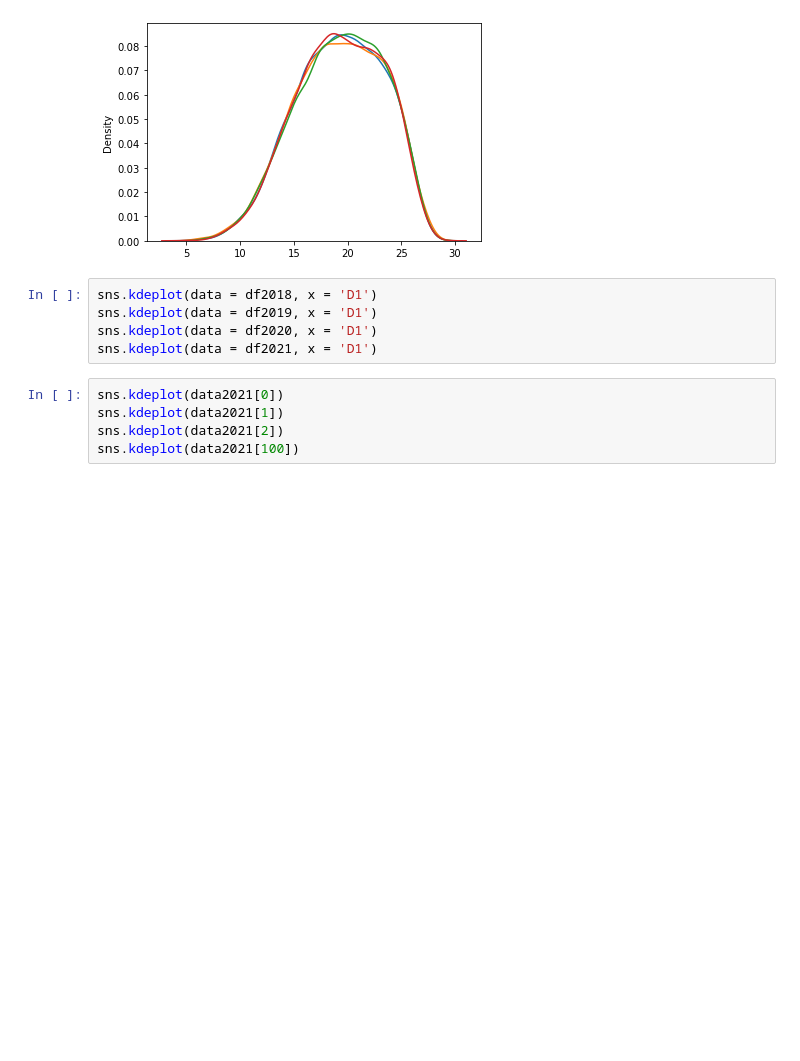
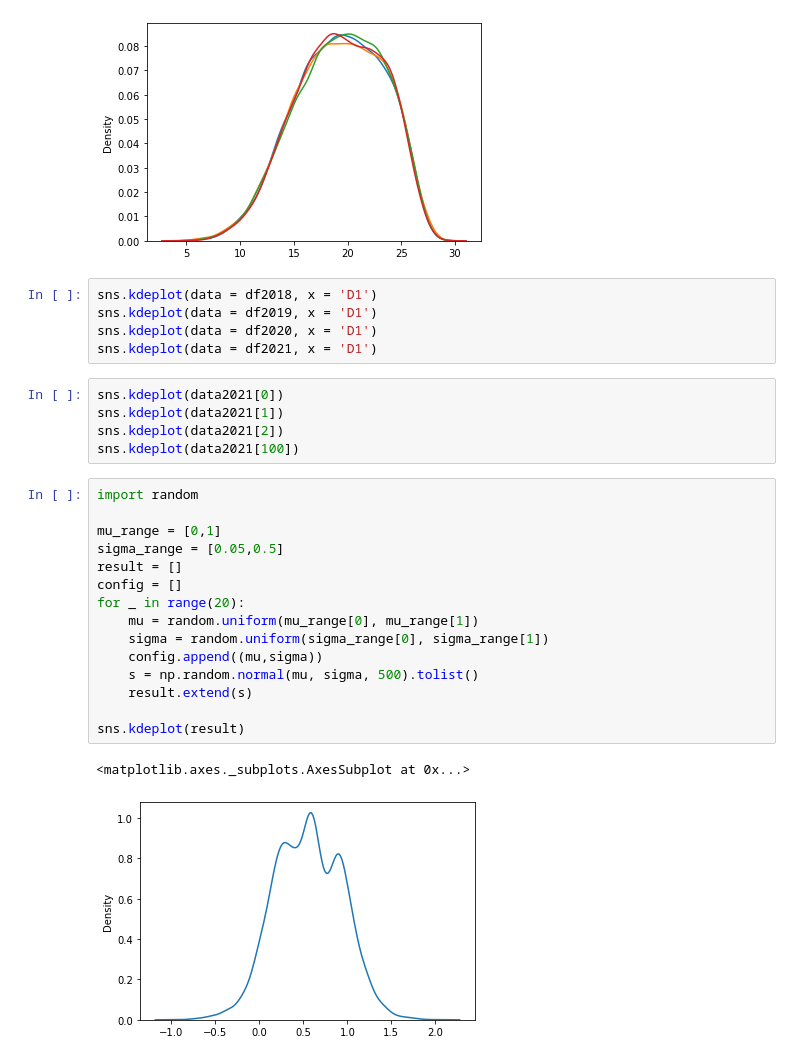
Before and after one commit to hungpham13/Distributed-data-discretization, a Jupyter notebook: Data-preparation.ipynb, the cells around one changed output. Saved outputs shown, nothing was run; the diff lists cells and outputs as text; blank space fills up the shorter version.

```diff
--- a/Data-preparation.ipynb
+++ b/Data-preparation.ipynb
@@ -138,3 +140,21 @@ sns.kdeplot(data2021[0])
 sns.kdeplot(data2021[1])
 sns.kdeplot(data2021[2])
 sns.kdeplot(data2021[100])
+# %%
+import random
+
+mu_range = [0,1]
+sigma_range = [0.05,0.5]
+result = []
+config = []
+for _ in range(20):
+    mu = random.uniform(mu_range[0], mu_range[1])
+    sigma = random.uniform(sigma_range[0], sigma_range[1])
+    config.append((mu,sigma))
+    s = np.random.normal(mu, sigma, 500).tolist()
+    result.extend(s)
+
+sns.kdeplot(result)
+# %% [output]
+<matplotlib.axes._subplots.AxesSubplot at 0x...>
+[figure, added]
```
Also changed, not shown: parts of 4 cells of this notebook.
